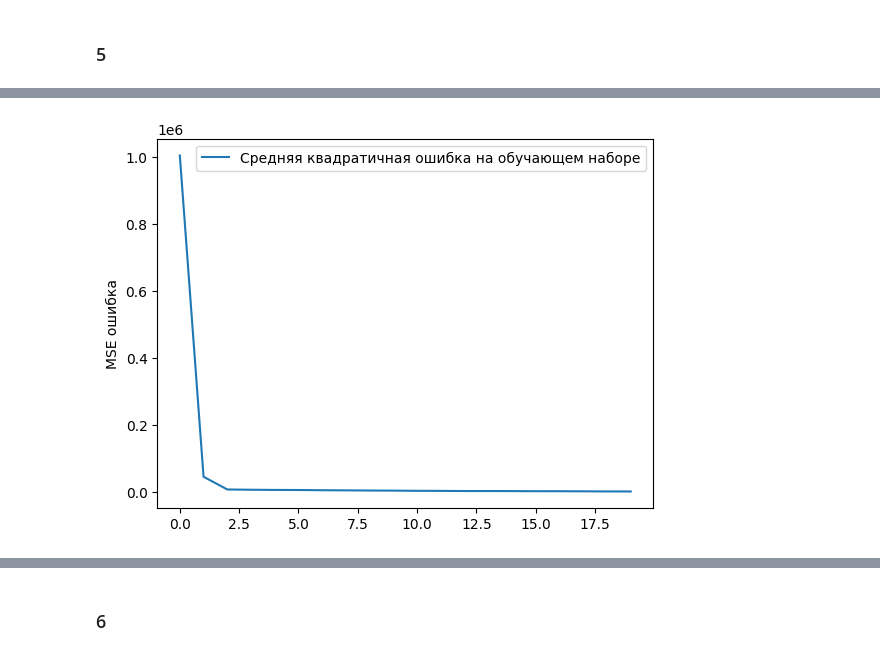
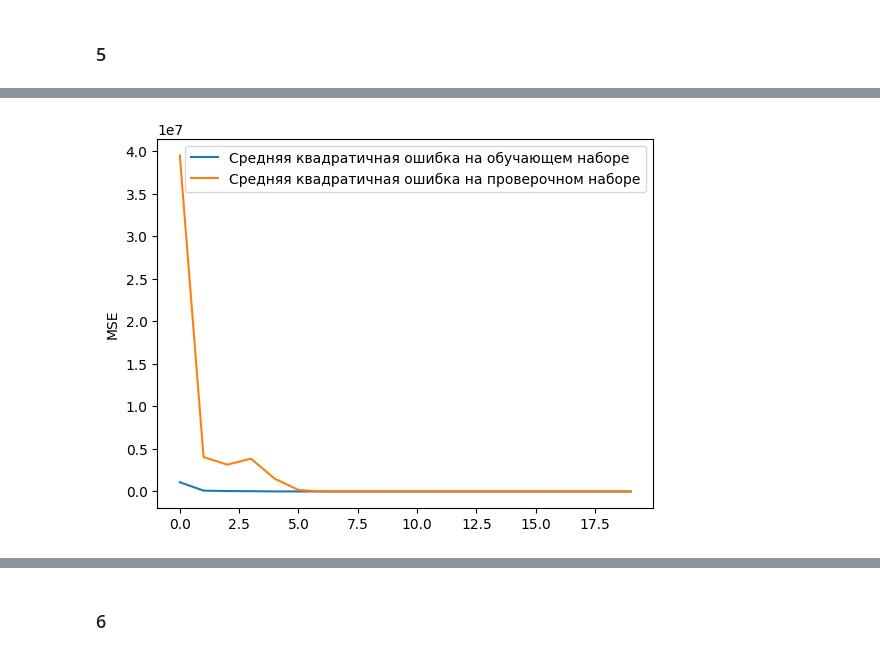
Before and after one commit to nebolsinvasili/ADfromPython, a Jupyter notebook: main.ipynb, the cells around one changed output, grey strips where cells are left out. Cells and saved outputs as stored; diff of their text form; code cells hidden in the pictures.

```diff
--- a/main.ipynb
+++ b/main.ipynb
@@ -821,14 +798,17 @@ _________________________________________________________________
 # %%
 history = Dense_model.fit(features_train,
-                    target_train,
-                    epochs=20,
-                    batch_size=50,
-                    verbose=1,)
+                        target_train,
+                        validation_data=(features_val, target_val),
+                        epochs=20,
+                        batch_size=50,
+                        verbose=1,)
 
 plt.plot(history.history['loss'],
          label='Средняя квадратичная ошибка на обучающем наборе')
+plt.plot(history.history['val_loss'],
+         label='Средняя квадратичная ошибка на проверочном наборе')
 
-plt.ylabel('MSE ошибка')
+plt.ylabel('MSE')
 plt.legend()
 plt.show()
 # %% [output]
@@ -852 +832 @@ Epoch 20/20
-[figure, old version]
+[figure, new version]
```
Also changed, not shown: parts of 41 cells of this notebook.
